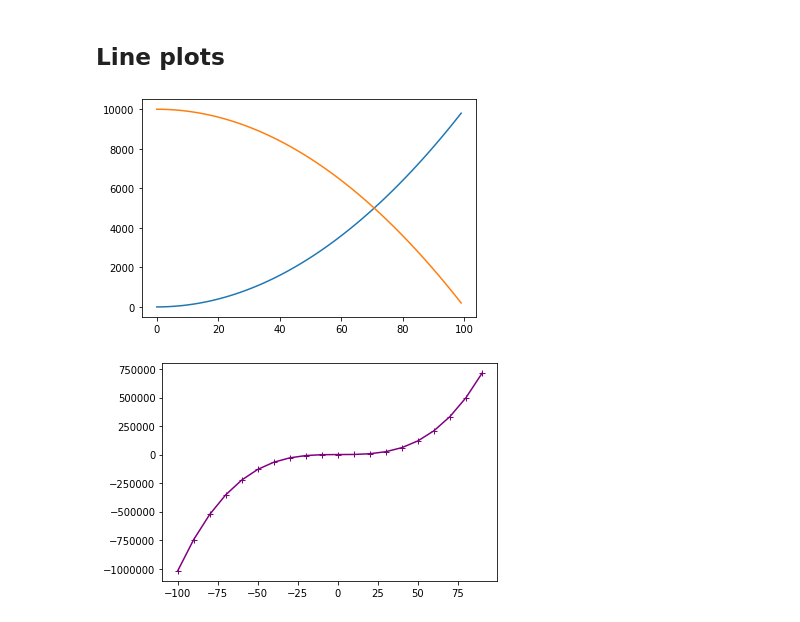
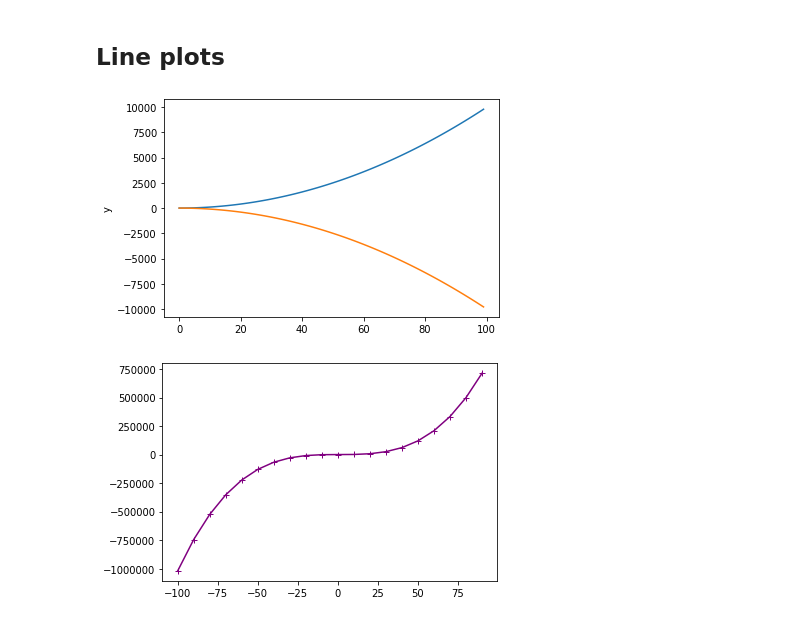
Before and after one commit to edogdu/intro_to_python, a Jupyter notebook: ch12_visualization.ipynb, the cells around one changed output. Cells and saved outputs as stored; diff of their text form; code cells hidden in the pictures.

```diff
--- a/ch12_visualization.ipynb
+++ b/ch12_visualization.ipynb
@@ -94,13 +107,14 @@ Q: What does red and blue dots represent?
 ## Line plots
 # %%
 xval = [x for x in range(100)]
-yval = [x**2 for x in xval]
-yval2 = [10000 - x**2 for x in xval]
+yval = [x**2 for x in xval]    # y = x**2 function
+yval2 = [-x**2 for x in xval]
 # %%
 plt.plot(xval,yval)
 plt.plot(xval,yval2)
+plt.ylabel('y')
 plt.show()
 # %% [output]
-[figure, old version]
+[figure, new version]
 # %%
 xval = [x for x in range(-100,100,10)]
```
Also changed, not shown: parts of 12 cells of this notebook.
